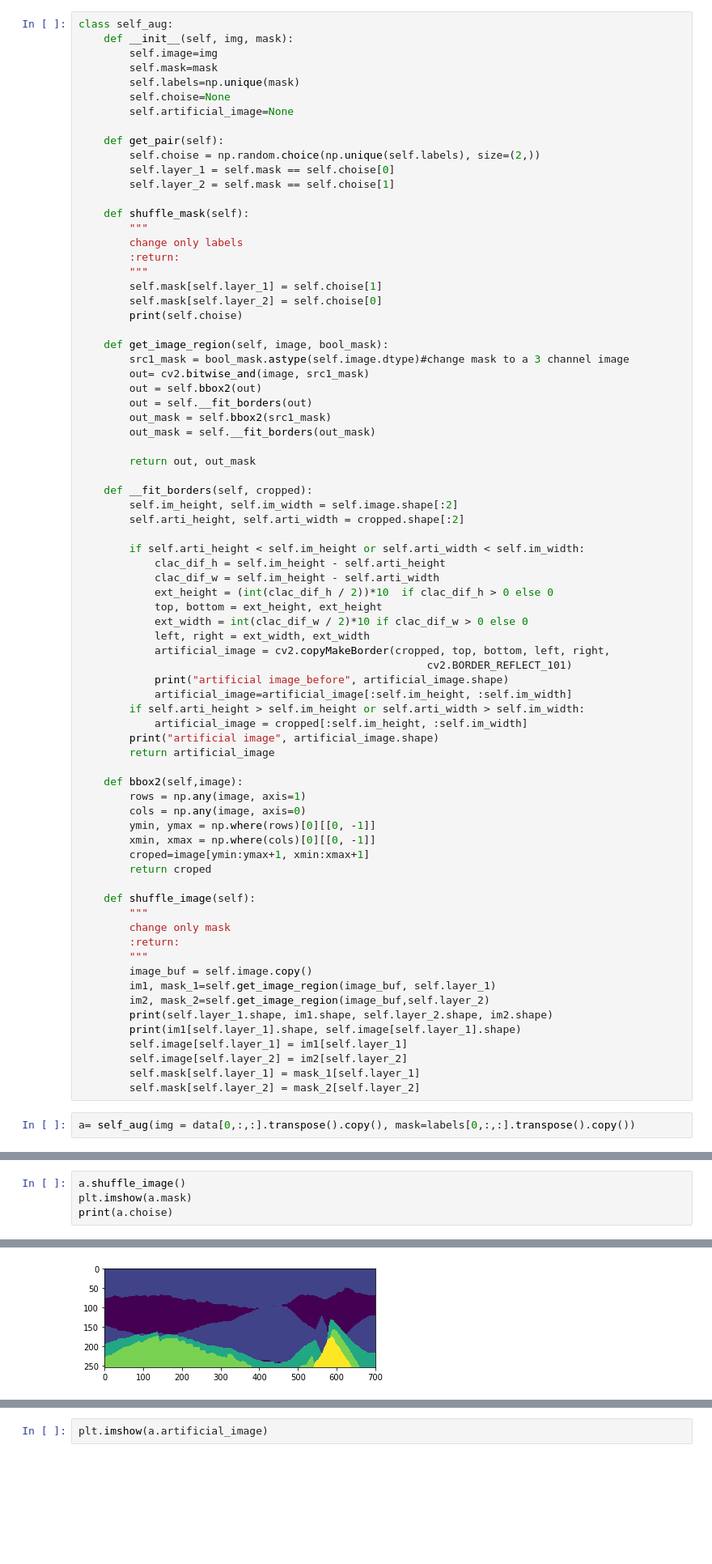
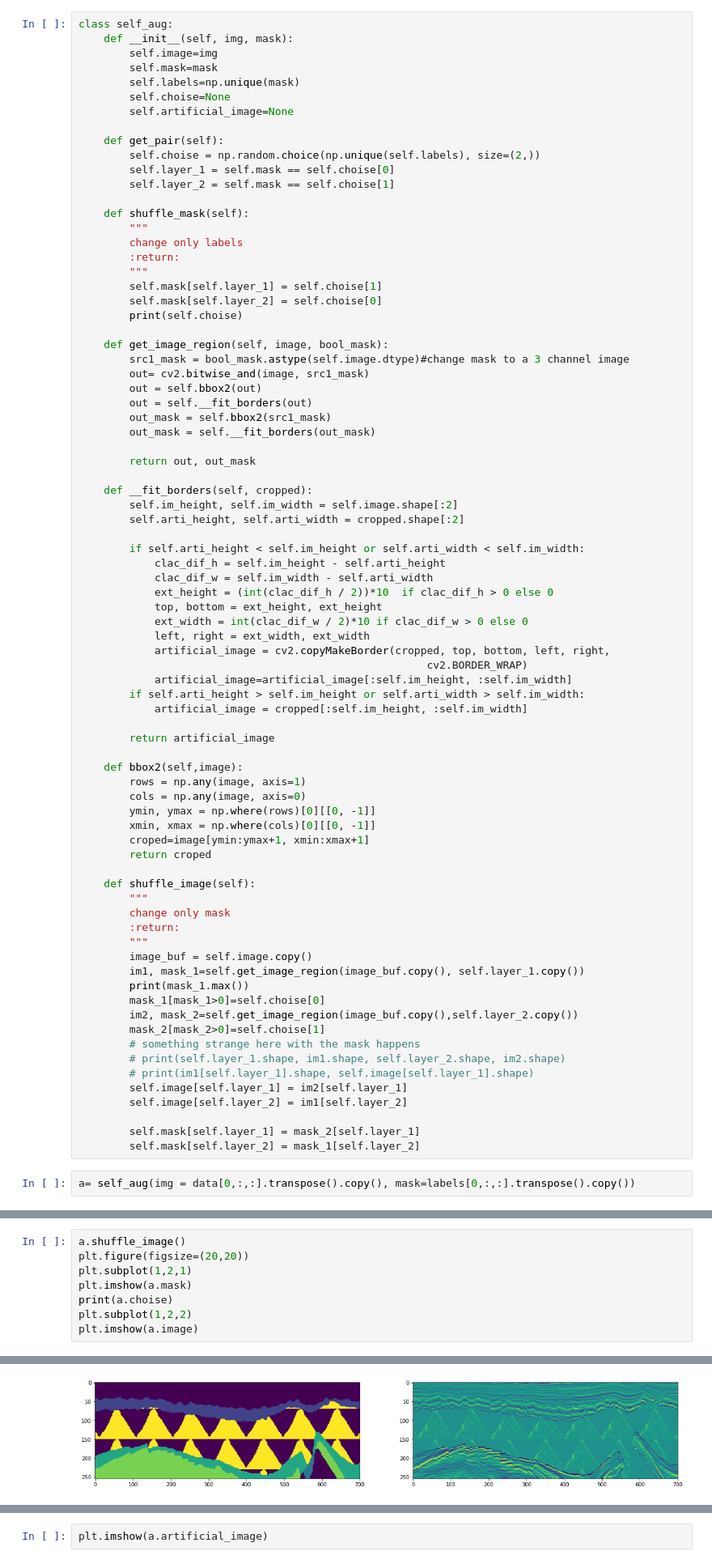
Before and after one commit to nvvaulin/LithONet, a Jupyter notebook: pytorch_segmentation/Self_aug_development.ipynb, the cells around one changed output, grey strips where cells are left out. Shown: that part at 81% size. Cells and saved outputs as stored; diff of their text form; blank space fills up the shorter version.

```diff
--- a/pytorch_segmentation/Self_aug_development.ipynb
+++ b/pytorch_segmentation/Self_aug_development.ipynb
@@ -61,18 +61,17 @@ class self_aug:
 
         if self.arti_height < self.im_height or self.arti_width < self.im_width:
             clac_dif_h = self.im_height - self.arti_height
-            clac_dif_w = self.im_height - self.arti_width
+            clac_dif_w = self.im_width - self.arti_width
             ext_height = (int(clac_dif_h / 2))*10  if clac_dif_h > 0 else 0
             top, bottom = ext_height, ext_height
             ext_width = int(clac_dif_w / 2)*10 if clac_dif_w > 0 else 0
             left, right = ext_width, ext_width
             artificial_image = cv2.copyMakeBorder(cropped, top, bottom, left, right,
-                                                       cv2.BORDER_REFLECT_101)
-            print("artificial image_before", artificial_image.shape)
+                                                       cv2.BORDER_WRAP)
             artificial_image=artificial_image[:self.im_height, :self.im_width]
         if self.arti_height > self.im_height or self.arti_width > self.im_width:
             artificial_image = cropped[:self.im_height, :self.im_width]
-        print("artificial image", artificial_image.shape)
+
         return artificial_image
 
     def bbox2(self,image):
@@ -89,13 +88,18 @@ class self_aug:
         :return:
         """
         image_buf = self.image.copy()
-        im1, mask_1=self.get_image_region(image_buf, self.layer_1)
-        im2, mask_2=self.get_image_region(image_buf,self.layer_2)
-        print(self.layer_1.shape, im1.shape, self.layer_2.shape, im2.shape)
-        print(im1[self.layer_1].shape, self.image[self.layer_1].shape)
-        self.image[self.layer_1] = im1[self.layer_1]
-        self.image[self.layer_2] = im2[self.layer_2]
-        self.mask[self.layer_1] = mask_1[self.layer_1]
-        self.mask[self.layer_2] = mask_2[self.layer_2]
+        im1, mask_1=self.get_image_region(image_buf.copy(), self.layer_1.copy())
+        print(mask_1.max())
+        mask_1[mask_1>0]=self.choise[0]
+        im2, mask_2=self.get_image_region(image_buf.copy(),self.layer_2.copy())
+        mask_2[mask_2>0]=self.choise[1]
+        # something strange here with the mask happens
+        # print(self.layer_1.shape, im1.shape, self.layer_2.shape, im2.shape)
+        # print(im1[self.layer_1].shape, self.image[self.layer_1].shape)
+        self.image[self.layer_1] = im2[self.layer_1]
+        self.image[self.layer_2] = im1[self.layer_2]
+
+        self.mask[self.layer_1] = mask_2[self.layer_1]
+        self.mask[self.layer_2] = mask_1[self.layer_2]
 # %%
 a= self_aug(img = data[0,:,:].transpose().copy(), mask=labels[0,:,:].transpose().copy())
@@ -108,5 +120,9 @@ plt.imshow(a.mask)
 # %%
 a.shuffle_image()
+plt.figure(figsize=(20,20))
+plt.subplot(1,2,1)
 plt.imshow(a.mask)
 print(a.choise)
+plt.subplot(1,2,2)
+plt.imshow(a.image)
 # %% [output]
@@ -124 +132 @@ artificial image (255, 701)
-[figure, old version]
+[figure, new version]
```
Also changed, not shown: parts of 8 cells of this notebook.
